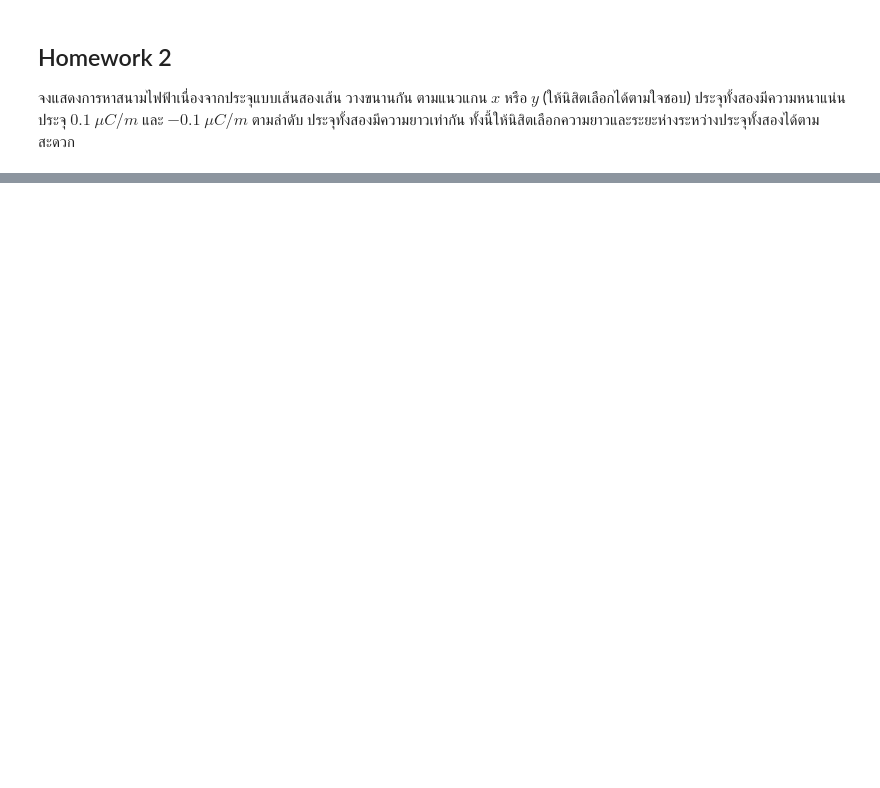
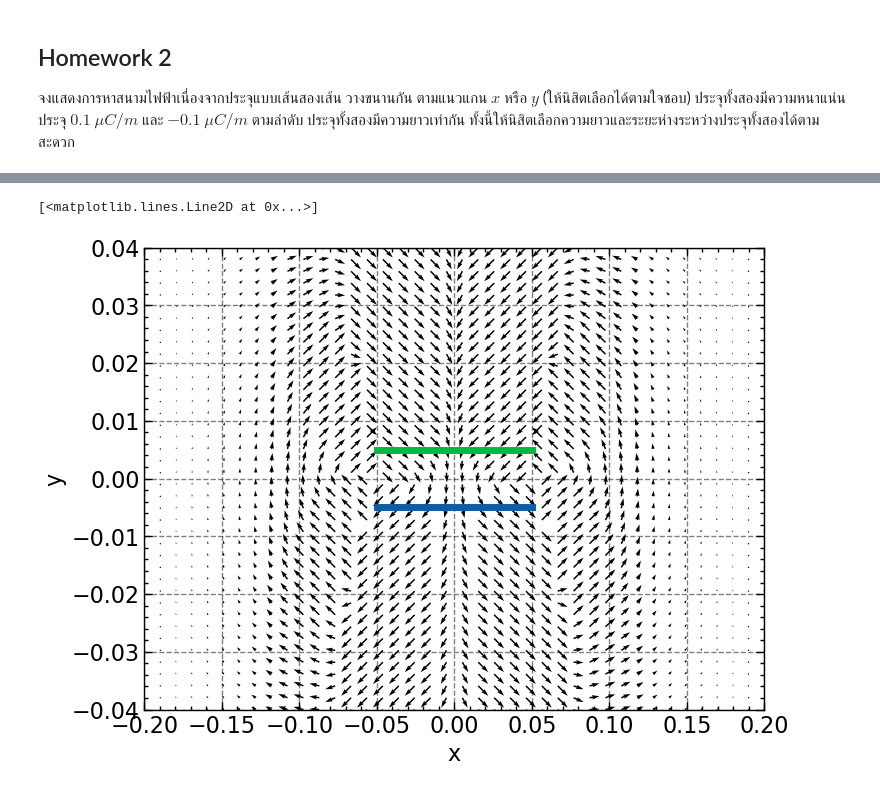
Before and after one commit to nayot/emag, a Jupyter notebook: Line_Charges_HW.ipynb, the cells around one changed output, grey strips where cells are left out. Drawn from its saved outputs; the diff is of its cells as text; code cells hidden in the pictures; blank space fills up the shorter version.

```diff
--- a/Line_Charges_HW.ipynb
+++ b/Line_Charges_HW.ipynb
@@ -148,0 +271,5 @@ t
+# %%
+# ประจุทั้งสอง ยาว 10 cm
+dE1dxp = rho_l1 / (4.0 * pi * epsilon_0) * R / R.norm()**3
+E1 = smp.integrate(dE1dxp, [xp, -5e-2, 5e-2])
+E1
@@ -148,0 +280,10 @@ t
+# %%
+rho_l2 = -0.1e-6
+r = smp.Matrix([x, y])
+rp = smp.Matrix([xp, 0.5 * gap])
+R = r - rp
+
+# ประจุทั้งสอง ยาว 10 cm
+dE2dxp = rho_l2 / (4.0 * pi * epsilon_0) * R / R.norm()**3
+E2 = smp.integrate(dE2dxp, [xp, -5e-2, 5e-2])
+E2
@@ -148,0 +292,4 @@ t
+# %%
+# สนามไฟฟ้ารวม
+E_total = E1 + E2
+E_total
@@ -148,0 +298,20 @@ t
+# %%
+# เตรียม plot สนามไฟฟ้า
+E_func = smp.lambdify([x, y], E_total)
+def E(x, y):
+    Ex = E_func(x, y)[0][0]
+    Ey = E_func(x, y)[1][0]
+    return np.array([Ex, Ey])
+# %%
+# Field Plot
+ax1 = field_plot(E, x_min=-20e-2, x_max=20e-2, y_min=-4e-2, y_max=4e-2, num_grids=40)
+
+# Charge Plot
+X = np.linspace(-5e-2, 5e-2, 50)
+Y1 = np.ones(len(X)) * -0.5e-2
+Y2 = np.ones(len(X)) * 0.5e-2
+plt.plot(X, Y1, linewidth=5)
+plt.plot(X, Y2, linewidth=5)
+# %% [output]
+[<matplotlib.lines.Line2D at 0x...>]
+[figure, added]
```
Also changed, not shown: parts of 25 cells of this notebook, 1 other file.
